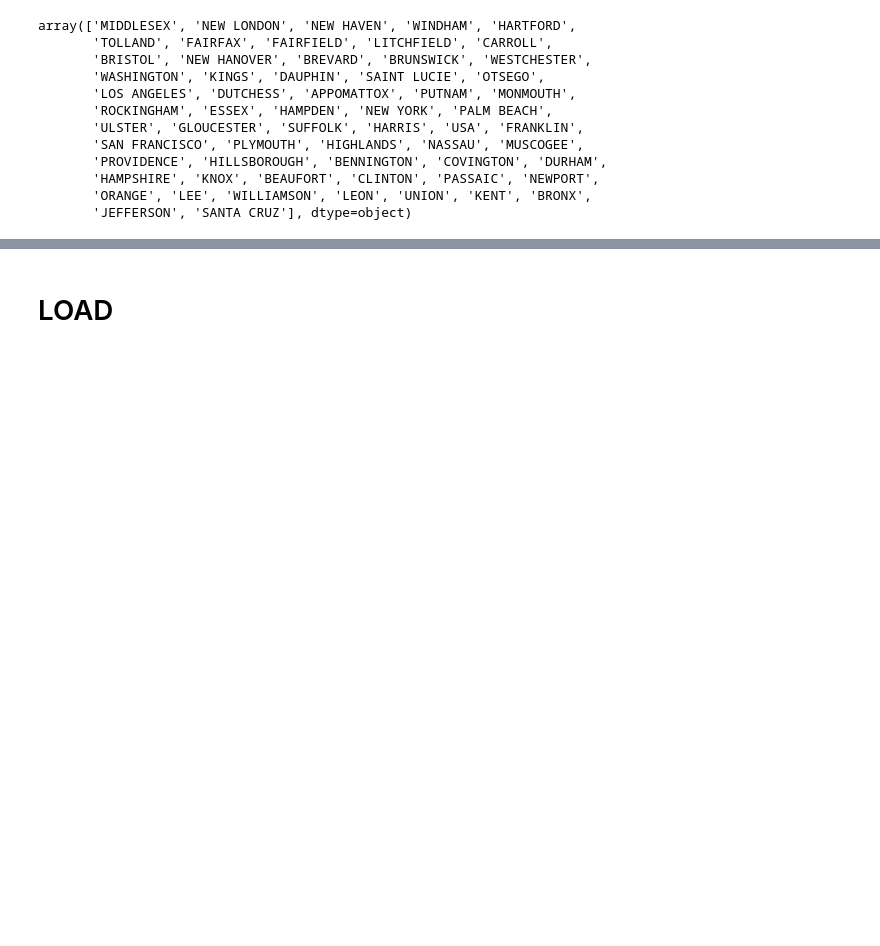
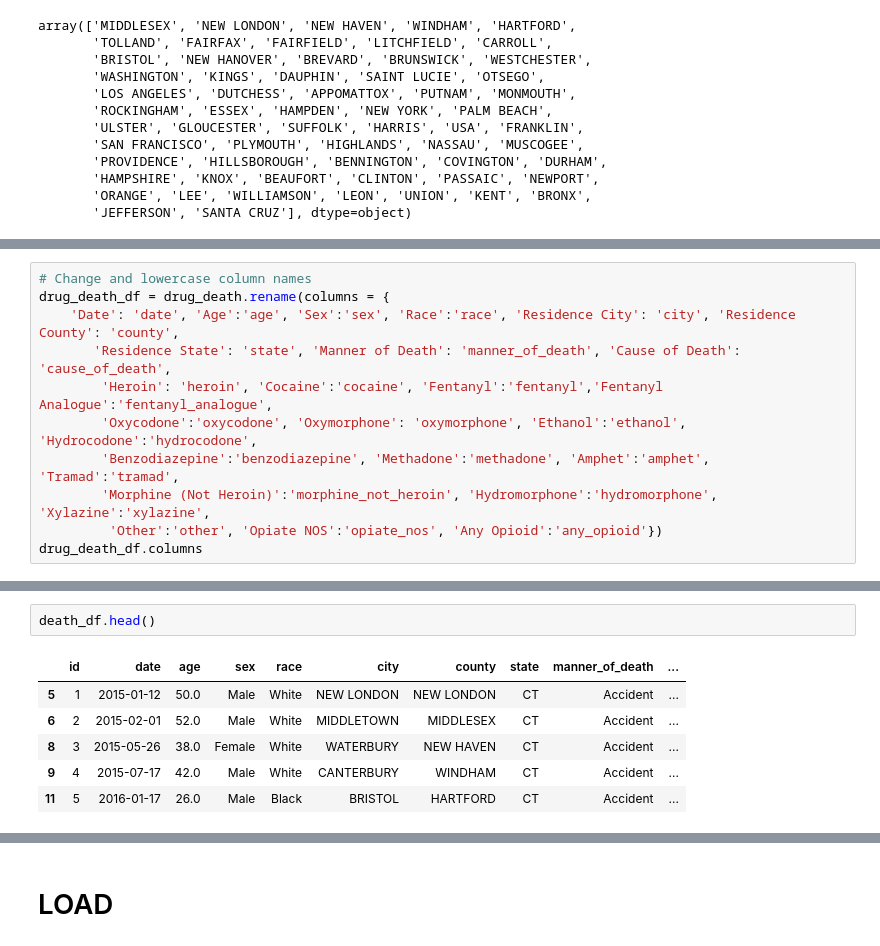
Before and after one commit to KeSavanh/Drug_Overdose_Death_Connecticut, a Jupyter notebook: ETL_project.ipynb, the cells around one changed output, grey strips where cells are left out. Saved outputs shown, nothing was run; the diff lists cells and outputs as text; blank space fills up the shorter version.

```diff
--- a/ETL_project.ipynb
+++ b/ETL_project.ipynb
@@ -472,0 +608,11 @@ SyntaxError: invalid character in identifier (<ipython-input-153-fe7b8d984cd9>,
+# %%
+# Change and lowercase column names
+drug_death_df = drug_death.rename(columns = {
+    'Date': 'date', 'Age':'age', 'Sex':'sex', 'Race':'race', 'Residence City': 'city', 'Residence County': 'county',
+       'Residence State': 'state', 'Manner of Death': 'manner_of_death', 'Cause of Death': 'cause_of_death',
+        'Heroin': 'heroin', 'Cocaine':'cocaine', 'Fentanyl':'fentanyl','Fentanyl Analogue':'fentanyl_analogue',
+        'Oxycodone':'oxycodone', 'Oxymorphone': 'oxymorphone', 'Ethanol':'ethanol', 'Hydrocodone':'hydrocodone',
+        'Benzodiazepine':'benzodiazepine', 'Methadone':'methadone', 'Amphet':'amphet', 'Tramad':'tramad',
+        'Morphine (Not Heroin)':'morphine_not_heroin', 'Hydromorphone':'hydromorphone', 'Xylazine':'xylazine',
+         'Other':'other', 'Opiate NOS':'opiate_nos', 'Any Opioid':'any_opioid'})
+drug_death_df.columns
@@ -472,0 +646,9 @@ SyntaxError: invalid character in identifier (<ipython-input-153-fe7b8d984cd9>,
+# %%
+death_df.head()
+# %% [output]
+|  | id | date | age | sex | race | city | county | state | manner_of_death | ... |
+| 5 | 1 | 2015-01-12 | 50.0 | Male | White | NEW LONDON | NEW LONDON | CT | Accident | ... |
+| 6 | 2 | 2015-02-01 | 52.0 | Male | White | MIDDLETOWN | MIDDLESEX | CT | Accident | ... |
+| 8 | 3 | 2015-05-26 | 38.0 | Female | White | WATERBURY | NEW HAVEN | CT | Accident | ... |
+| 9 | 4 | 2015-07-17 | 42.0 | Male | White | CANTERBURY | WINDHAM | CT | Accident | ... |
+| 11 | 5 | 2016-01-17 | 26.0 | Male | Black | BRISTOL | HARTFORD | CT | Accident | ... |
```
Also changed, not shown: parts of 35 cells of this notebook, 2 other files.
